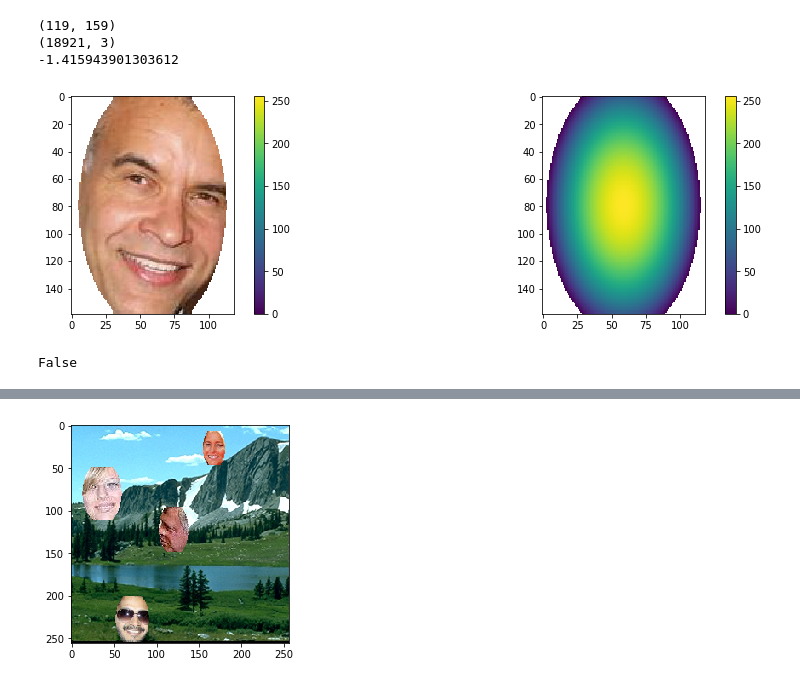
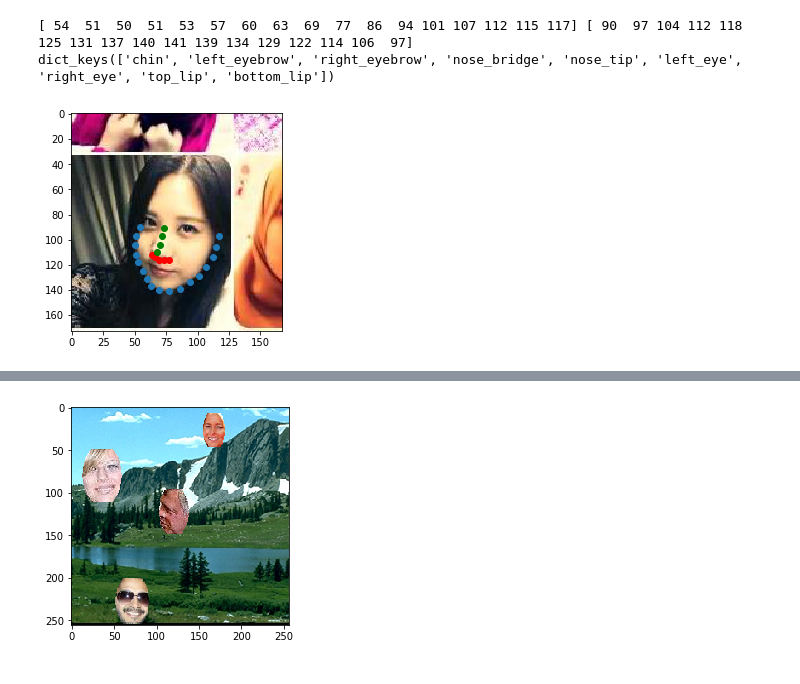
Before and after one commit to ssaz5/floating_head_generation, a Jupyter notebook: DataGeneration.ipynb, the cells around one changed output, grey strips where cells are left out. Cells and saved outputs as stored; diff of their text form; code cells hidden in the pictures.

```diff
--- a/DataGeneration.ipynb
+++ b/DataGeneration.ipynb
@@ -49,62 +58,20 @@ test_bg.show()
-# %%
-tweaker = 1
-
-test_face = Image.open('cropped/' + faces[49])
-
-x = gkern(test_face.size[1],test_face.size[0],2.0*tweaker,2.5*tweaker);
-
-data = np.array(test_face.getdata())
-blank_img = Image.fromarray(np.ones(test_face.size[::-1] + tuple([3]), dtype = np.uint8)*255)
-
-print(test_face.size)
-print(data.shape)
-
-
-x = x/np.max(x)
-th = (np.mean(x) - 1*np.std(x))
-x[x < th] = np.nan
-
-
-# data[...,3] = x
-
-# x_ = np.exp(x)
-x_ = np.log(x)
-print(np.nanmin(x_))
-x_ = x_ - np.nanmin(x_)
-
-# x_[x_ < (np.log(th)-np.min(x_))] = 0
-# x_ = 1.3**x_
-x_ = x_/np.nanmax(x_)
-x_ = x_*255
-
-x[x >= th] = 255
-# x = x*255
-
-x_img = Image.fromarray(np.uint8(x))
-
-x_img = x_img.filter(ImageFilter.MinFilter(5))
-
-blank_img.paste(test_face, (0,0), x_img)
-
-
-plt.subplot(1,2,1)
-plt.imshow(blank_img)
-plt.colorbar()
-
-plt.subplot(1,2,2)
-plt.imshow(x_)
-plt.colorbar()
-
-plt.subplots_adjust(left = 28, right = 30)
-# %% [output]
-(119, 159)
-(18921, 3)
--1.415943901303612
-[figure, removed]
-# %%
-np.nan==255
-# %% [output]
-False
+# %%
+if face_landmarks_list:
+    chin = np.array(face_landmarks_list[0]['chin'])
+    nose_tip = np.array(face_landmarks_list[0]['nose_tip'])
+    nose_bridge = np.array(face_landmarks_list[0]['nose_bridge'])
+    print(chin[:,0], chin[:,1])
+    print(face_landmarks_list[0].keys())
+    plt.imshow(image)
+    plt.scatter(chin[:,0], chin[:,1])
+    plt.scatter(nose_tip[:,0], nose_tip[:,1], c='r')
+    plt.scatter(nose_bridge[:,0], nose_bridge[:,1], c='g')
+else:
+    plt.imshow(image)
+# %% [output]
+[ 54  51  50  51  53  57  60  63  69  77  86  94 101 107 112 115 117] [ 90  97 104 112 118 125 131 137 140 141 139 134 129 122 114 106  97]
+dict_keys(['chin', 'left_eyebrow', 'right_eyebrow', 'nose_bridge', 'nose_tip', 'left_eye', 'right_eye', 'top_lip', 'bottom_lip'])
+[figure, added]
 # %%
 for i in range(5):
     print(test_bg.face_boxes[i].xmin, test_bg.face_boxes[i].ymin)
```
Also changed, not shown: parts of 20 cells of this notebook, 4 other files.
